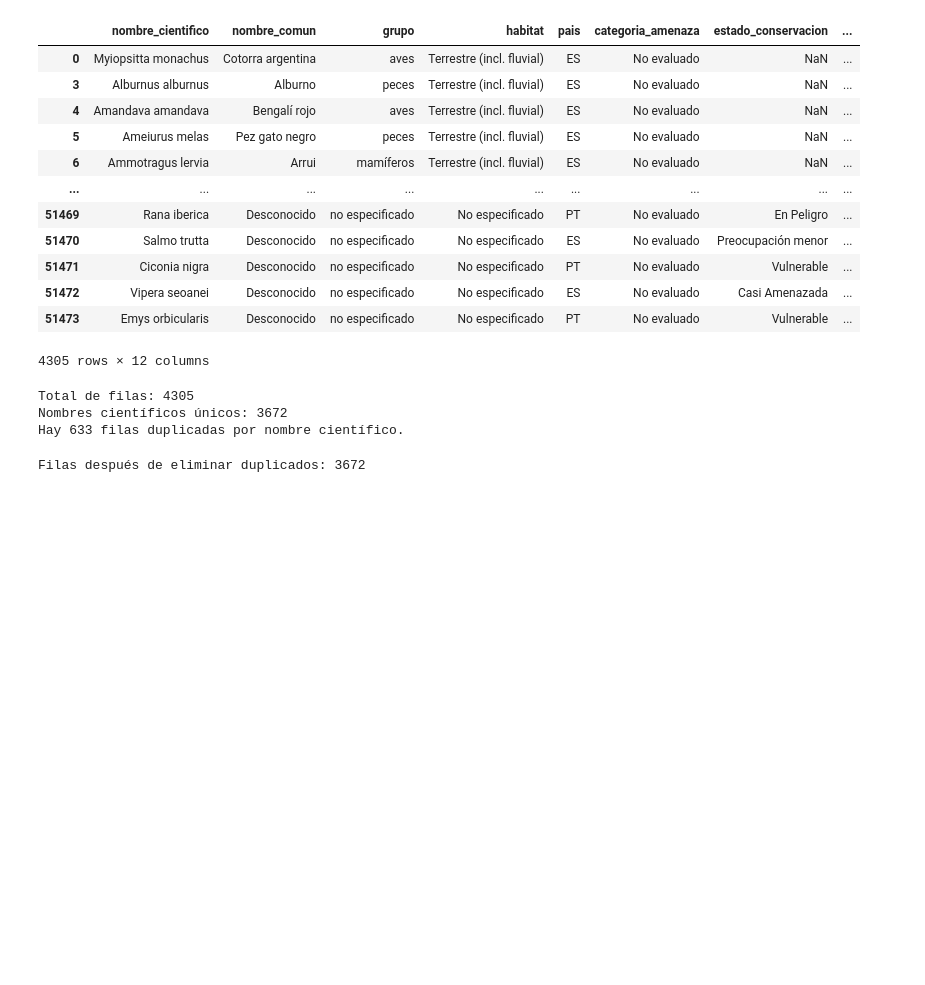
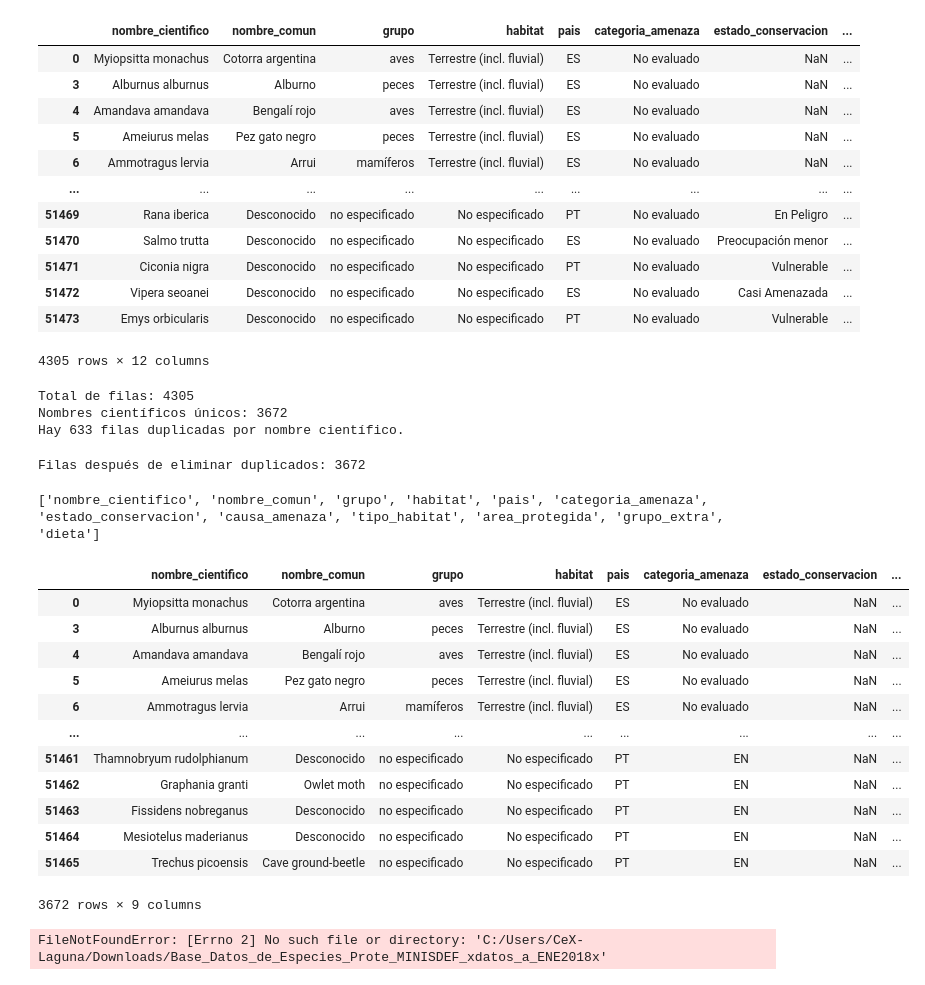
Before and after one commit to NereaGomez9/Animales-en-peligro-de-exticion, a Jupyter notebook: proyecto_animales.ipynb, the cells around one changed output. Drawn from its saved outputs; the diff is of its cells as text; code cells hidden in the pictures; blank space fills up the shorter version.

```diff
--- a/proyecto_animales.ipynb
+++ b/proyecto_animales.ipynb
@@ -99,8 +99,34 @@ Nombres científicos únicos: 3672
 Hay 633 filas duplicadas por nombre científico.
 # %%
 # Mantener solo la primera aparición de cada nombre científico
-df_unicos = df_animales.drop_duplicates(subset=['nombre_cientifico'], keep='first')
+df_animales = df_animales.drop_duplicates(subset=['nombre_cientifico'], keep='first')
 
-print(f"Filas después de eliminar duplicados: {len(df_unicos)}")
+print(f"Filas después de eliminar duplicados: {len(df_animales)}")
 # %% [output]
 Filas después de eliminar duplicados: 3672
+# %%
+print(df.columns.tolist())
+# %% [output]
+['nombre_cientifico', 'nombre_comun', 'grupo', 'habitat', 'pais', 'categoria_amenaza', 'estado_conservacion', 'causa_amenaza', 'tipo_habitat', 'area_protegida', 'grupo_extra', 'dieta']
+# %%
+df_animales = df_animales.drop(columns={'grupo_extra','dieta', 'area_protegida'})
+# %%
+df_animales
+# %% [output]
+|  | nombre_cientifico | nombre_comun | grupo | habitat | pais | categoria_amenaza | estado_conservacion | ... |
+| 0 | Myiopsitta monachus | Cotorra argentina | aves | Terrestre (incl. fluvial) | ES | No evaluado | NaN | ... |
+| 3 | Alburnus alburnus | Alburno | peces | Terrestre (incl. fluvial) | ES | No evaluado | NaN | ... |
+| 4 | Amandava amandava | Bengalí rojo | aves | Terrestre (incl. fluvial) | ES | No evaluado | NaN | ... |
+| 5 | Ameiurus melas | Pez gato negro | peces | Terrestre (incl. fluvial) | ES | No evaluado | NaN | ... |
+| 6 | Ammotragus lervia | Arrui | mamíferos | Terrestre (incl. fluvial) | ES | No evaluado | NaN | ... |
+| ... | ... | ... | ... | ... | ... | ... | ... | ... |
+| 51461 | Thamnobryum rudolphianum | Desconocido | no especificado | No especificado | PT | EN | NaN | ... |
+| 51462 | Graphania granti | Owlet moth | no especificado | No especificado | PT | EN | NaN | ... |
+| 51463 | Fissidens nobreganus | Desconocido | no especificado | No especificado | PT | EN | NaN | ... |
+| 51464 | Mesiotelus maderianus | Desconocido | no especificado | No especificado | PT | EN | NaN | ... |
+| 51465 | Trechus picoensis | Cave ground-beetle | no especificado | No especificado | PT | EN | NaN | ... |
+3672 rows × 9 columns
+# %%
+animales_peligro = pd.read_excel('C:/Users/CeX-Laguna/Downloads/Base_Datos_de_Especies_Prote_MINISDEF_xdatos_a_ENE2018x')
+# %% [output]
+FileNotFoundError: [Errno 2] No such file or directory: 'C:/Users/CeX-Laguna/Downloads/Base_Datos_de_Especies_Prote_MINISDEF_xdatos_a_ENE2018x'
```
Also changed, not shown: 3 other files.
